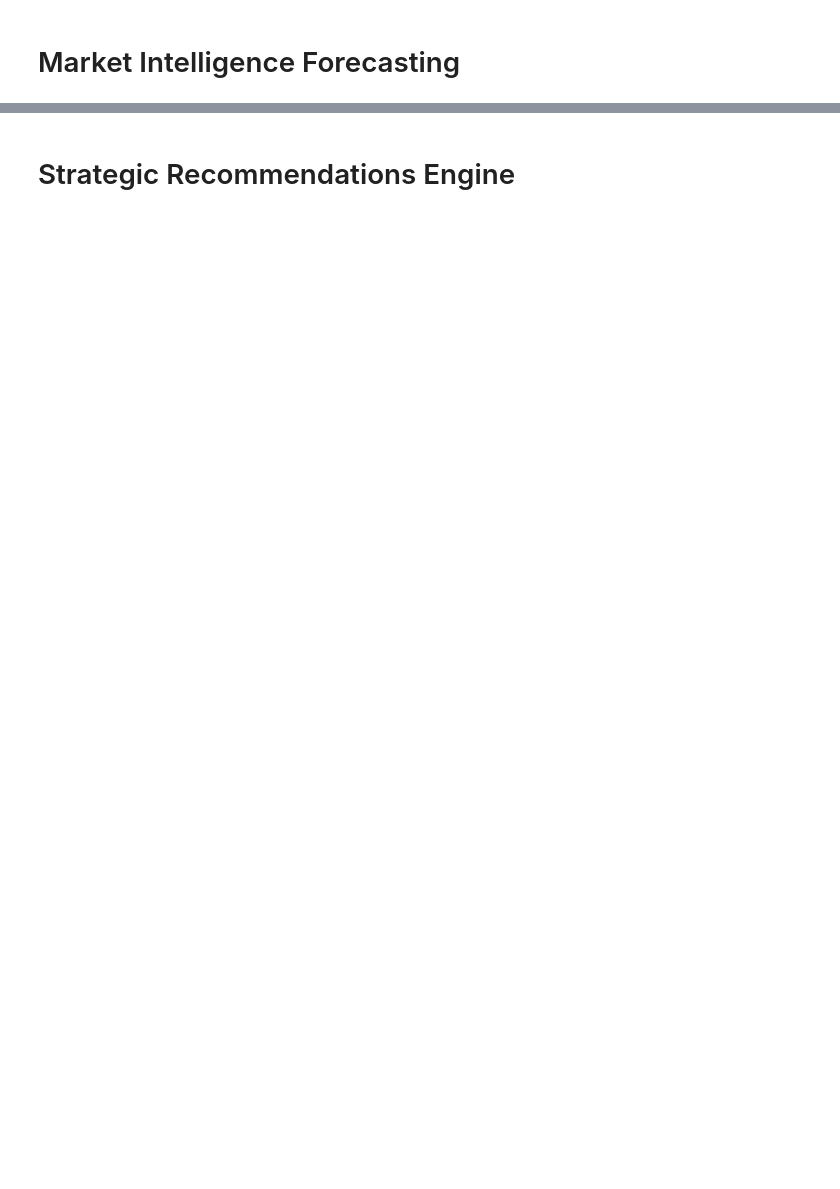
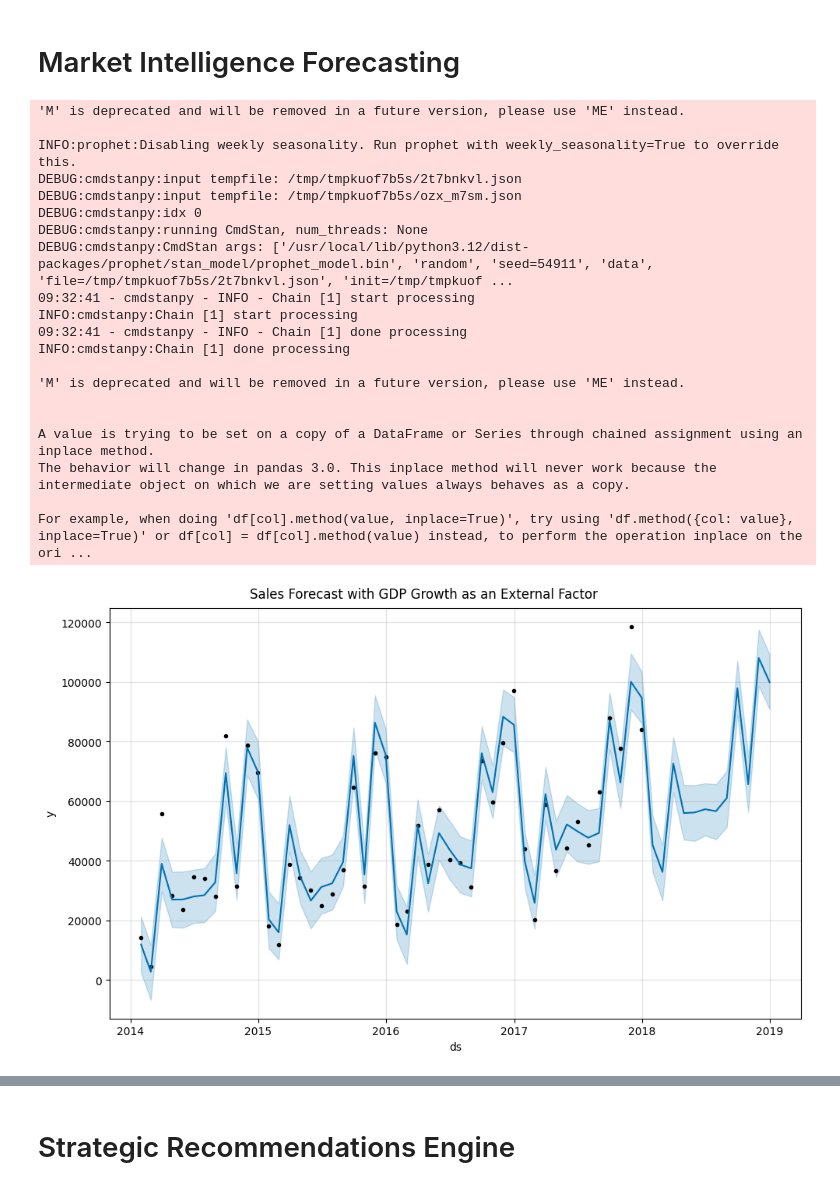
Before and after one commit to DivyanshuBITS/Machine-Learning-Project, a Jupyter notebook: Superstore.ipynb, the cells around one changed output, grey strips where cells are left out. Cells and saved outputs as stored; diff of their text form; code cells hidden in the pictures; blank space fills up the shorter version.

```diff
--- a/Superstore.ipynb
+++ b/Superstore.ipynb
@@ -999,62 +1390,60 @@ fig.show()
 # %% [markdown]
 # Market Intelligence Forecasting
 # %%
-import pandas as pd
-from prophet import Prophet
-import plotly.graph_objects as go
-
-# --- Step 1: Prepare the Sales and External GDP Data ---
-# Sales Data (as before)
 df['Order Date'] = pd.to_datetime(df['Order Date'])
 monthly_sales = df.resample('M', on='Order Date')['Sales'].sum().reset_index()
 monthly_sales.rename(columns={'Order Date': 'ds', 'Sales': 'y'}, inplace=True)
-
 # External Data: US Quarterly GDP Growth Rate (%)
 # For this project, this data is provided. In a real-world scenario, you would source this from an economic data provider.
 gdp_data = {
     'date': pd.to_datetime(['2014-01-01', '2014-04-01', '2014-07-01', '2014-10-01',
                            '2015-01-01', '2015-04-01', '2015-07-01', '2015-10-01',
                            '2016-01-01', '2016-04-01', '2016-07-01', '2016-10-01',
                            '2017-01-01', '2017-04-01', '2017-07-01', '2017-10-01',
                            '2018-01-01', '2018-04-01', '2018-07-01', '2018-10-01']),
     'gdp_growth': [-1.2, 4.5, 5.1, 2.1, 3.2, 3.4, 2.0, 1.1, 1.5, 2.0, 2.7, 2.4, 2.0, 2.2, 2.9, 3.5, 2.2, 3.5, 2.9, 1.1]
 }
 gdp_df = pd.DataFrame(gdp_data)
 gdp_df['ds'] = gdp_df['date']
-
-# --- Step 2: Merge the datasets ---
-# We use a forward-fill merge to apply the quarterly GDP data to each month within that quarter.
-merged_df = pd.merge_asof(monthly_sales.sort_values('ds'),
-                          gdp_df.sort_values('ds'),
-                          on='ds',
-                          direction='backward')
-
-# --- Step 3: Build and Train the Multivariate Prophet Model ---
+# using forward-fill merge algorithm  to apply the quarterly GDP data to each month within that quarter.
+merged_df = pd.merge_asof(monthly_sales.sort_values('ds'),gdp_df.sort_values('ds'),on='ds',direction='backward')
+# Build and Train the Multivariate Prophet Model
 # Initialize the model
 model_with_gdp = Prophet(yearly_seasonality=True, daily_seasonality=False)
 # Add the external regressor
 model_with_gdp.add_regressor('gdp_growth')
 # Fit the model on the combined data
 model_with_gdp.fit(merged_df)
-
-# --- Step 4: Create a Future DataFrame with GDP Forecast ---
-# To forecast, we need future values for our regressor. We'll assume a stable growth rate for the next year.
+# To forecast we need future values for our regressor. We'll assume a stable growth rate for the next year
 future = model_with_gdp.make_future_dataframe(periods=12, freq='M')
-# We need to add the gdp_growth column to our future dataframe
-future_gdp = pd.merge_asof(future.sort_values('ds'),
-                           gdp_df.sort_values('ds'),
-                           on='ds',
-                           direction='backward')
+#adding the gdp_growth column to our future dataframe --  this is for future analysis too
+future_gdp = pd.merge_asof(future.sort_values('ds'),gdp_df.sort_values('ds'),on='ds',direction='backward')
 # For dates beyond our known GDP data, we'll assume a stable 2.5% growth
 future_gdp['gdp_growth'].fillna(2.5, inplace=True)
-
-
-# --- Step 5: Generate and Plot the Forecast ---
 forecast_with_gdp = model_with_gdp.predict(future_gdp)
-
-# Plot the main forecast
 fig = model_with_gdp.plot(forecast_with_gdp)
 fig.suptitle("Sales Forecast with GDP Growth as an External Factor", y=1.02)
-
 # Plot the model components, including the new GDP component
 fig_components = model_with_gdp.plot_components(forecast_with_gdp)
+# %% [output]
+'M' is deprecated and will be removed in a future version, please use 'ME' instead.
+
+INFO:prophet:Disabling weekly seasonality. Run prophet with weekly_seasonality=True to override this.
+DEBUG:cmdstanpy:input tempfile: /tmp/tmpkuof7b5s/2t7bnkvl.json
+DEBUG:cmdstanpy:input tempfile: /tmp/tmpkuof7b5s/ozx_m7sm.json
+DEBUG:cmdstanpy:idx 0
+DEBUG:cmdstanpy:running CmdStan, num_threads: None
+DEBUG:cmdstanpy:CmdStan args: ['/usr/local/lib/python3.12/dist-packages/prophet/stan_model/prophet_model.bin', 'random', 'seed=54911', 'data', 'file=/tmp/tmpkuof7b5s/2t7bnkvl.json', 'init=/tmp/tmpkuof ...
+09:32:41 - cmdstanpy - INFO - Chain [1] start processing
+INFO:cmdstanpy:Chain [1] start processing
+09:32:41 - cmdstanpy - INFO - Chain [1] done processing
+INFO:cmdstanpy:Chain [1] done processing
+
+'M' is deprecated and will be removed in a future version, please use 'ME' instead.
+
+
+A value is trying to be set on a copy of a DataFrame or Series through chained assignment using an inplace method.
+The behavior will change in pandas 3.0. This inplace method will never work because the intermediate object on which we are setting values always behaves as a copy.
+
+For example, when doing 'df[col].method(value, inplace=True)', try using 'df.method({col: value}, inplace=True)' or df[col] = df[col].method(value) instead, to perform the operation inplace on the ori ...
+[figure, added]
```
Also changed, not shown: parts of 54 cells of this notebook.
